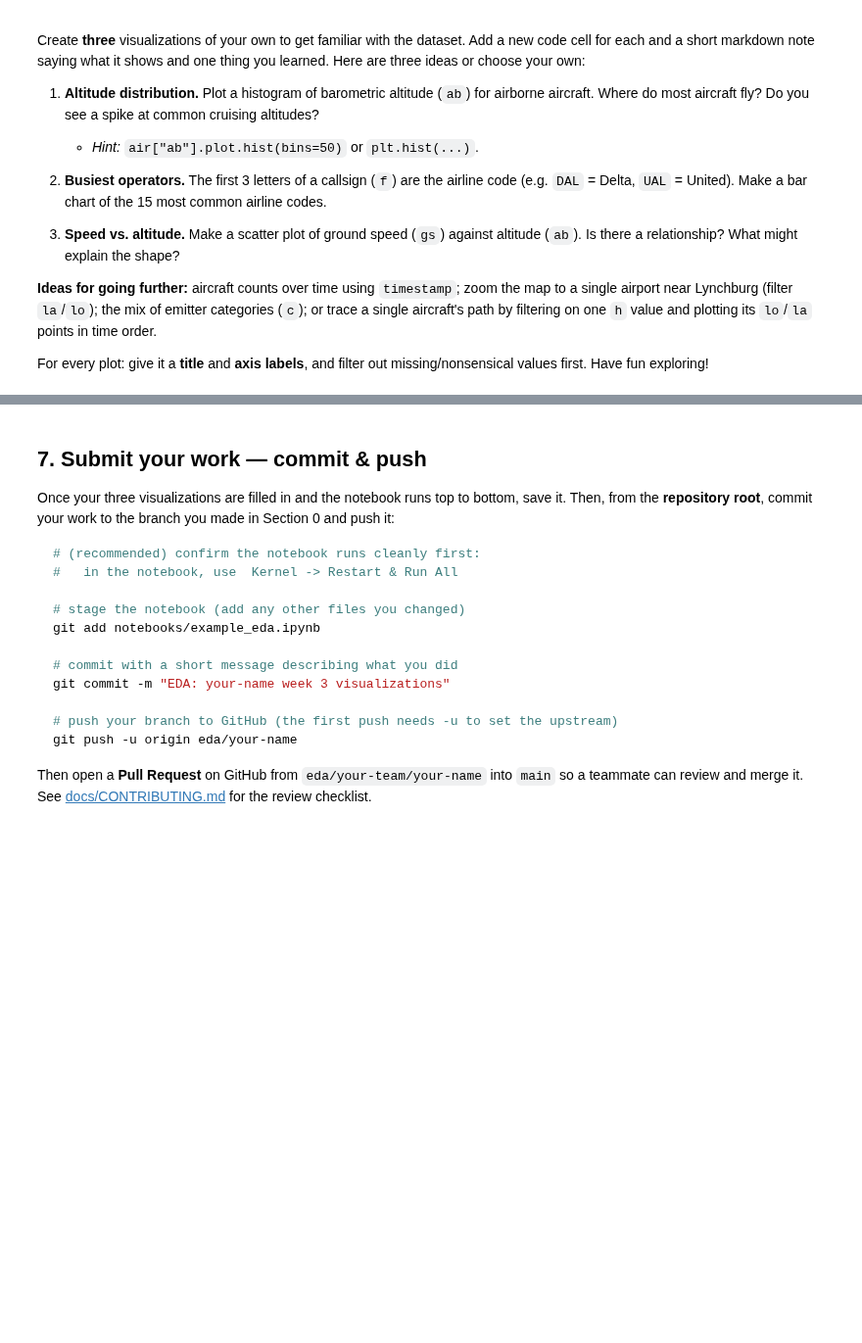
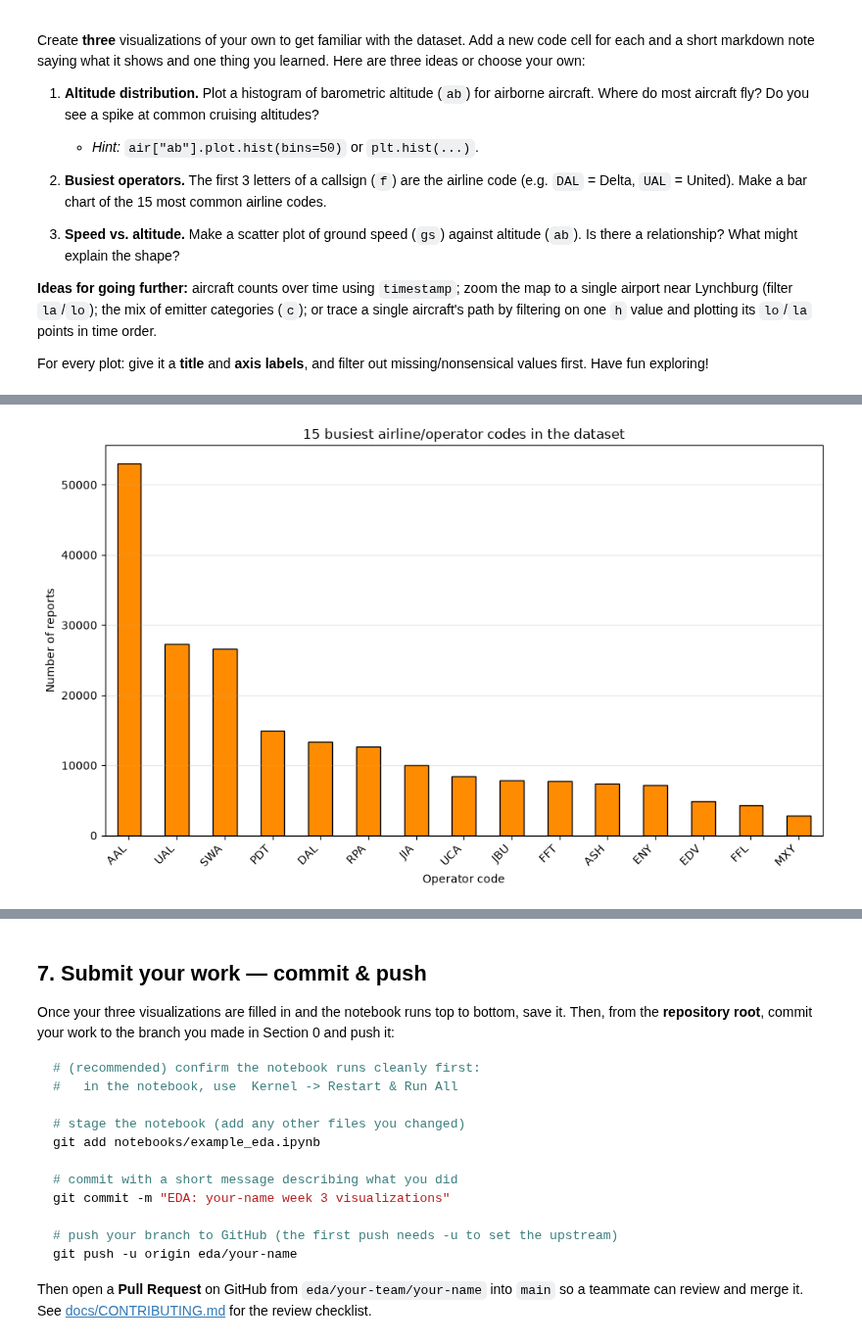
Before and after one commit to LU-AI-Club/ai-club-skywatch, a Jupyter notebook: notebooks/example_eda.ipynb, the cells around one changed output, grey strips where cells are left out. Shown at 98% size. Drawn from its saved outputs; the diff is of its cells as text; code cells hidden in the pictures; blank space fills up the shorter version.

```diff
--- a/notebooks/example_eda.ipynb
+++ b/notebooks/example_eda.ipynb
@@ -230,3 +308,21 @@ For every plot: give it a **title** and **axis labels**, and filter out missing/
 # %%
-# Visualization 2 - your code here
+# Visualization 2 - busiest operators by airline code
+# Use the first 3 letters of the callsign as the airline/operator code.
+ops = df["f"].dropna().astype(str)
+ops = ops[ops.str.len() >= 3].str[:3].str.upper()
+
+counts = ops.value_counts().head(15)
+
+fig, ax = plt.subplots(figsize=(10, 6))
+counts.plot(kind="bar", color="darkorange", edgecolor="black", ax=ax)
+
+ax.set_title("15 busiest airline/operator codes in the dataset")
+ax.set_xlabel("Operator code")
+ax.set_ylabel("Number of reports")
+ax.grid(axis="y", alpha=0.3)
+plt.xticks(rotation=45, ha="right")
+plt.tight_layout()
+plt.show()
+# %% [output]
+[figure, added]
 # %%
```
Also changed, not shown: parts of 9 cells of this notebook.
